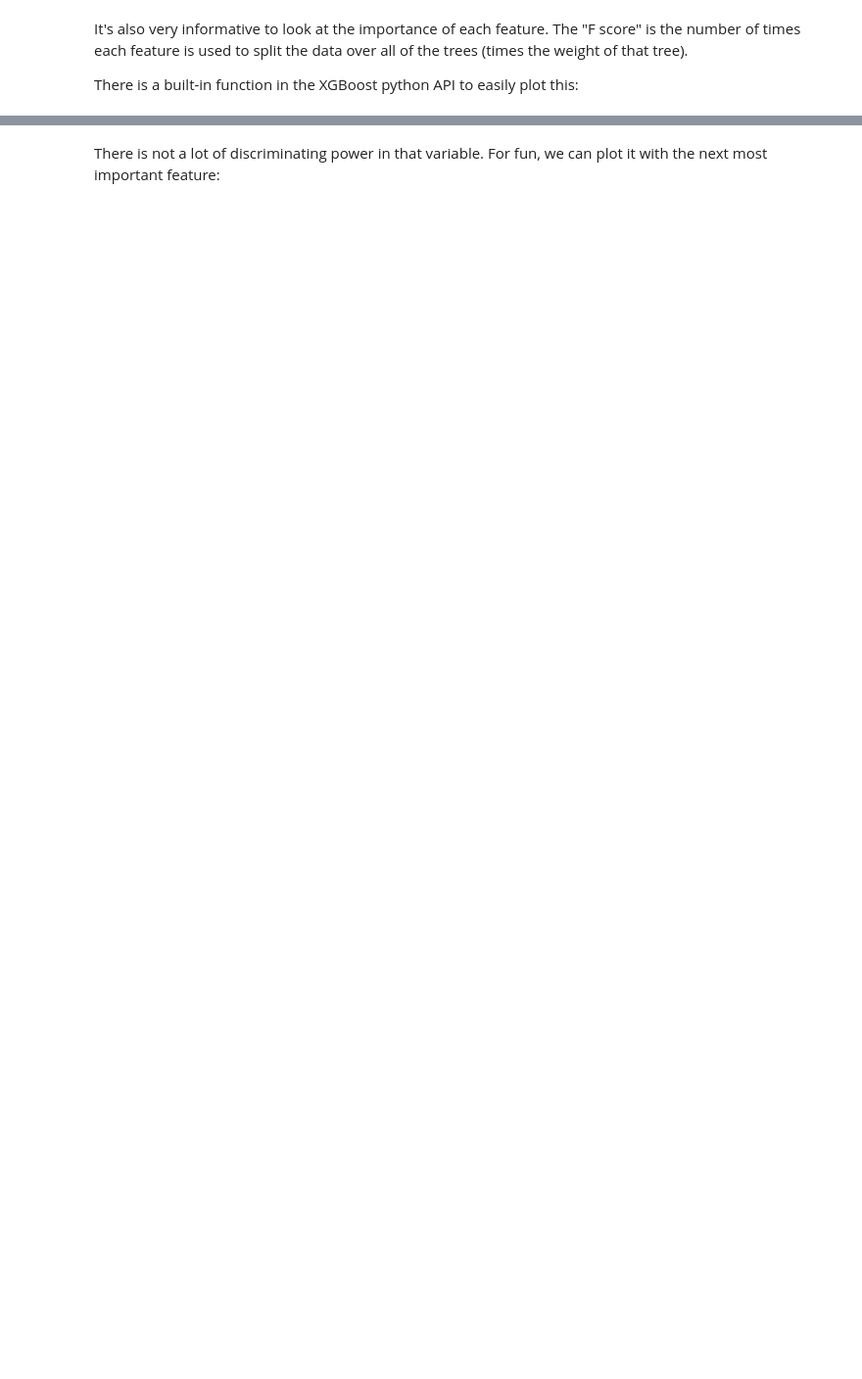
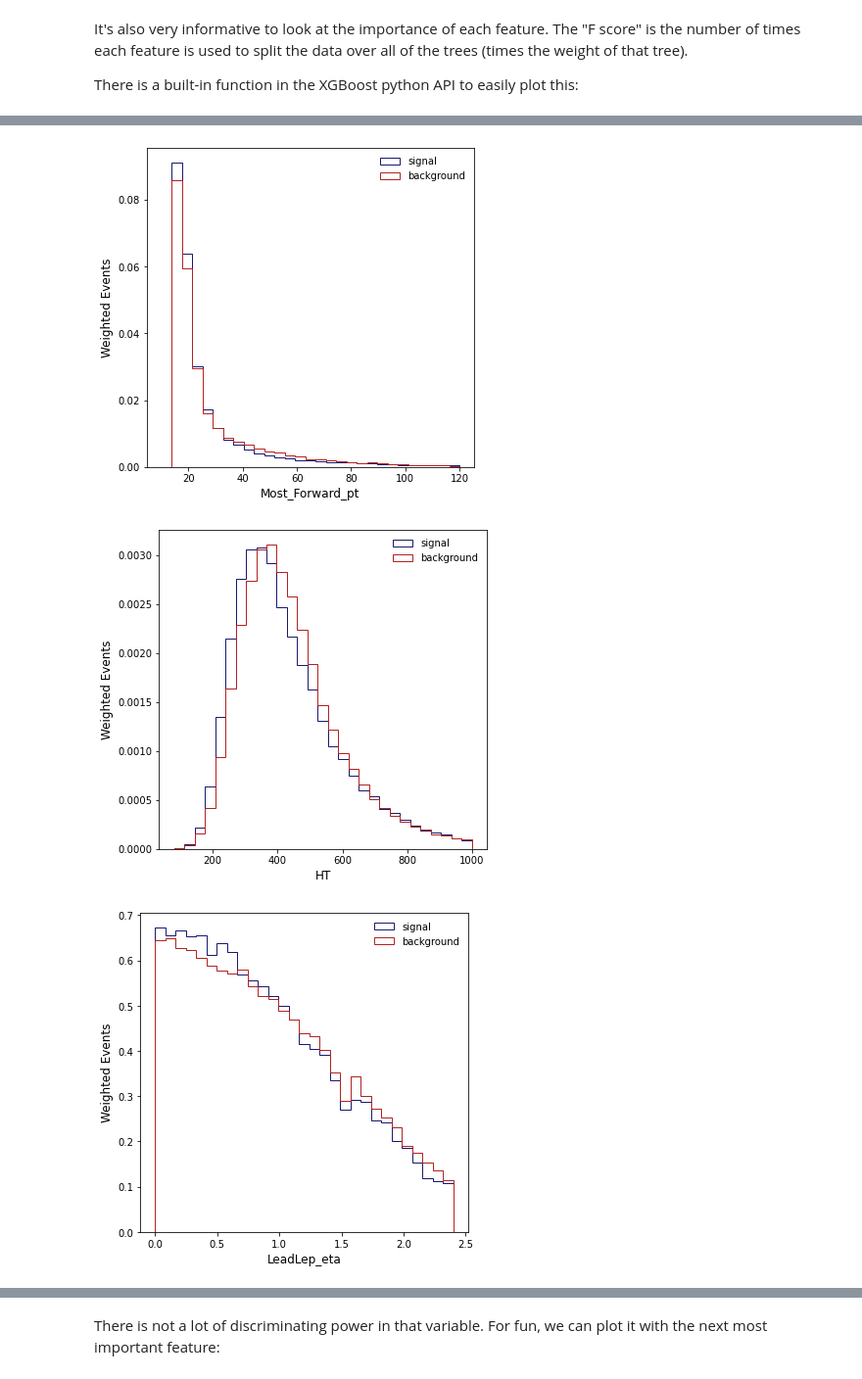
Before and after one commit to cjmcmahon1/bdt-tutorial, a Jupyter notebook: bdt_tutorial.ipynb, the cells around one changed output, grey strips where cells are left out. Shown at 98% size. Cells and saved outputs as stored; diff of their text form; code cells hidden in the pictures; blank space fills up the shorter version.

```diff
--- a/bdt_tutorial.ipynb
+++ b/bdt_tutorial.ipynb
@@ -347,0 +487,54 @@ plt.legend(frameon=False);
+# %%
+plt.figure("forward_pt", figsize=(6,6));
+plt.hist(data_train.Most_Forward_pt[data_train.Label == 's'],bins=np.linspace(10,120,30),
+         histtype='step',color='midnightblue',label='signal', density=True);
+plt.hist(data_train.Most_Forward_pt[data_train.Label == 'b'],bins=np.linspace(10,120,30),
+         histtype='step',color='firebrick',label='background', density=True);
+
+plt.xlabel('Most_Forward_pt',fontsize=12);
+plt.ylabel('Weighted Events',fontsize=12);
+plt.legend(frameon=False);
+
+plt.figure("HT", figsize=(6,6));
+plt.hist(data_train.HT[data_train.Label == 's'],bins=np.linspace(80,1000,30),
+         histtype='step',color='midnightblue',label='signal', density=True);
+plt.hist(data_train.HT[data_train.Label == 'b'],bins=np.linspace(80,1000,30),
+         histtype='step',color='firebrick',label='background', density=True);
+
+plt.xlabel('HT',fontsize=12);
+plt.ylabel('Weighted Events',fontsize=12);
+plt.legend(frameon=False);
+
+plt.figure("LeadLep_eta", figsize=(6,6));
+plt.hist(np.abs(data_train.LeadLep_eta[data_train.Label == 's']),bins=np.linspace(0,2.4,30),
+         histtype='step',color='midnightblue',label='signal', density=True);
+plt.hist(np.abs(data_train.LeadLep_eta[data_train.Label == 'b']),bins=np.linspace(0,2.4,30),
+         histtype='step',color='firebrick',label='background', density=True);
+
+plt.xlabel('LeadLep_eta',fontsize=12);
+plt.ylabel('Weighted Events',fontsize=12);
+plt.legend(frameon=False);
+
+plt.figure("MET", figsize=(6,6));
+plt.hist(np.abs(data_train.MET_pt[data_train.Label == 's']),bins=np.linspace(0,200,30),
+         histtype='step',color='midnightblue',label='signal', density=True);
+plt.hist(np.abs(data_train.MET_pt[data_train.Label == 'b']),bins=np.linspace(0,200,30),
+         histtype='step',color='firebrick',label='background', density=True);
+
+plt.xlabel('MET_pt',fontsize=12);
+plt.ylabel('Weighted Events',fontsize=12);
+plt.legend(frameon=False);
+
+plt.figure("leadlep_pt", figsize=(6,6));
+plt.hist(np.abs(data_train.LeadLep_pt[data_train.Label == 's']),bins=np.linspace(0,200,30),
+         histtype='step',color='midnightblue',label='signal', density=True);
+plt.hist(np.abs(data_train.LeadLep_pt[data_train.Label == 'b']),bins=np.linspace(0,200,30),
+         histtype='step',color='firebrick',label='background', density=True);
+
+plt.xlabel('LeadLep_pt',fontsize=12);
+plt.ylabel('Weighted Events',fontsize=12);
+plt.legend(frameon=False);
+# %% [output]
+[figure, added]
+[figure, added]
+[figure, added]
```
Also changed, not shown: parts of 25 cells of this notebook.
